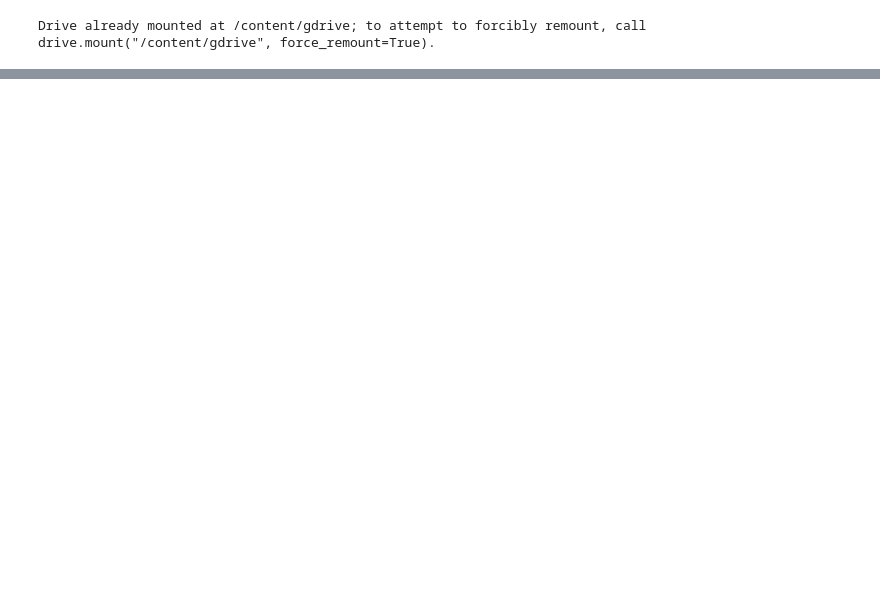
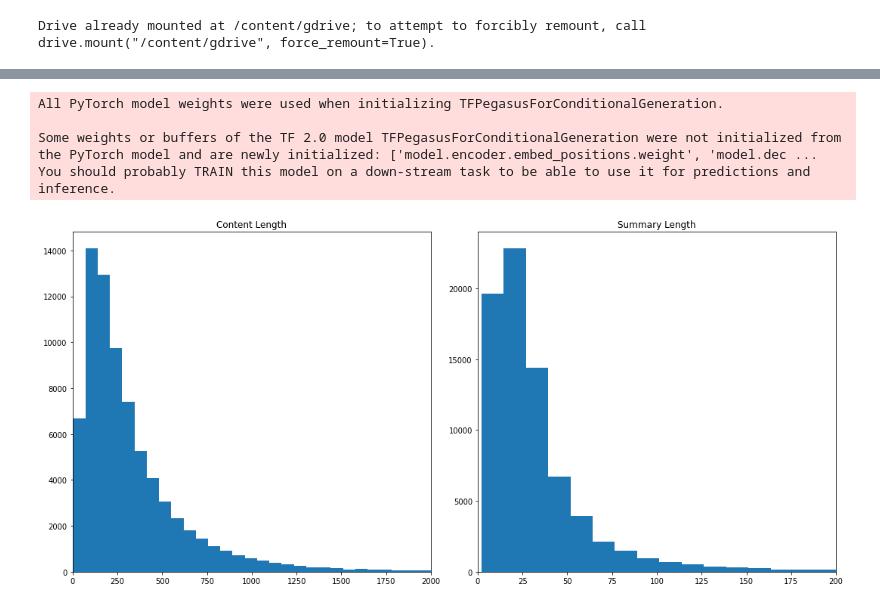
Before and after one commit to trevor-johnson/w266_reddit_summarization, a Jupyter notebook: scratch_work/eda_v2.ipynb, the cells around one changed output, grey strips where cells are left out. Saved outputs shown, nothing was run; the diff lists cells and outputs as text; code cells hidden in the pictures; blank space fills up the shorter version.

```diff
--- a/scratch_work/eda_v2.ipynb
+++ b/scratch_work/eda_v2.ipynb
@@ -35,10 +39,15 @@ def parse_file(serialized_example):
   example1 = tf.io.parse_single_example(serialized_example, file_scruct)
   return example1
 
-# parse:
+# parse: (just do 5 files for now)
 dataset = tf.data.TFRecordDataset(train_records[:5]).map(parse_file)
 data_dict = {'id': [], 'author': [], 'subreddit': [], 'content': [], 'summary': []}
 keys_to_parse = ['id', 'author', 'subreddit', 'content', 'summary']
-for i, item in enumerate(dataset):
+
+for item in tqdm(dataset):
   for key1 in keys_to_parse:
     data_dict[key1].append(item[key1])
+
+# for item in enumerate(tqdm(dataset)):
+#   for key1 in keys_to_parse:
+#     data_dict[key1].append(item[key1])
@@ -48,0 +64,32 @@ data_dict['content'][0].numpy().decode()
+# %%
+# pegasus fine tune
+
+model = TFPegasusForConditionalGeneration.from_pretrained("google/pegasus-reddit_tifu", from_pt=True)
+tokenizer = PegasusTokenizer.from_pretrained("google/pegasus-reddit_tifu")
+
+# other pegasus ones to try:
+## google/pegasus-reddit_tifu (have to include from_pt=True)
+## google/pegasus-xsum
+## google/pegasus-large
+# %% [output]
+All PyTorch model weights were used when initializing TFPegasusForConditionalGeneration.
+
+Some weights or buffers of the TF 2.0 model TFPegasusForConditionalGeneration were not initialized from the PyTorch model and are newly initialized: ['model.encoder.embed_positions.weight', 'model.dec ...
+You should probably TRAIN this model on a down-stream task to be able to use it for predictions and inference.
+# %%
+content_len = [len(tokenizer.encode(data_dict['content'][i].numpy().decode())) for i in range(len(data_dict['id']))]
+summary_len = [len(tokenizer.encode(data_dict['summary'][i].numpy().decode())) for i in range(len(data_dict['id']))]
+# %%
+fig, ax = plt.subplots(1, 2, figsize = (15,7))
+
+ax[0].hist(content_len, bins=100)
+ax[0].set_xlim(0, 2000)
+ax[0].title.set_text("Content Length")
+
+ax[1].hist(summary_len, bins=200)
+ax[1].set_xlim(0, 200)
+ax[1].title.set_text("Summary Length")
+
+fig.tight_layout()
+# %% [output]
+[figure, added]
```
Also changed, not shown: parts of 7 cells of this notebook.
